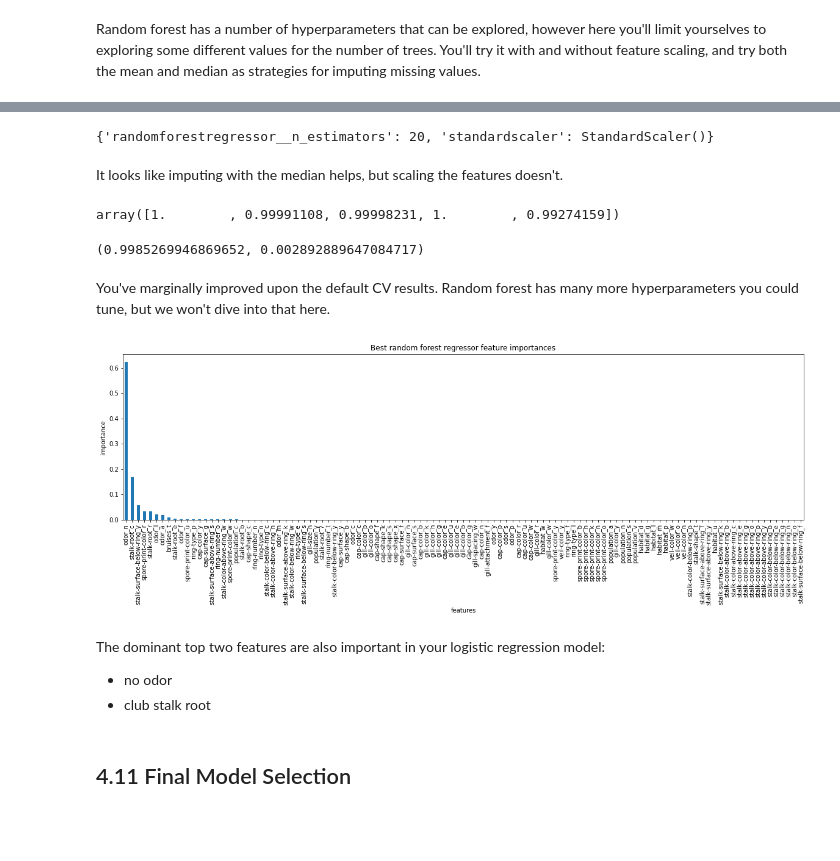
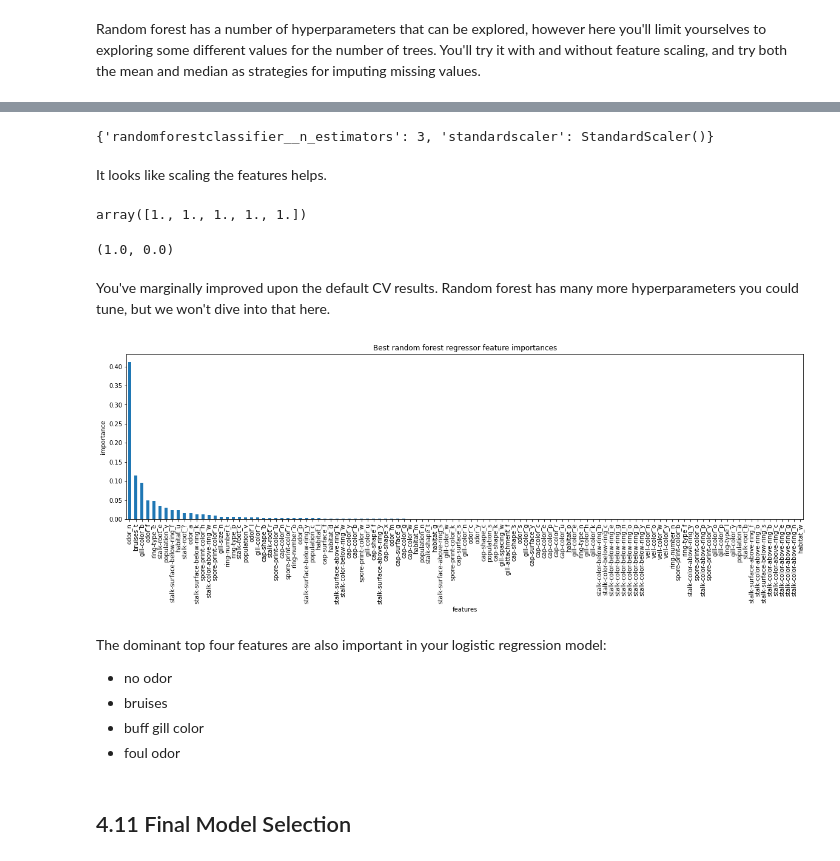
Before and after one commit to jimbringerofjollity/mushroom-classification, a Jupyter notebook: Notebooks/04_preprocessing_and_training.ipynb, the cells around one changed output, grey strips where cells are left out. Saved outputs shown, nothing was run; the diff lists cells and outputs as text; code cells hidden in the pictures; blank space fills up the shorter version.

Commit message:
switched from RandomForestRegressor to RandomForestClassifier

```diff
--- a/Notebooks/04_preprocessing_and_training.ipynb
+++ b/Notebooks/04_preprocessing_and_training.ipynb
@@ -105,8 +106,8 @@ train_mean
 #Code task 5#
 #Fit the dummy regressor on the training data
 #Hint, call its `.fit()` method with `X_train` and `y_train` as arguments
-#Then print the object's `constant_` attribute and verify it's the same as the mean above
-dumb_reg = DummyRegressor(strategy='mean')
+#Then print the object's `constant_` attribute and verify it's the same as the mode above
+dumb_reg = DummyRegressor(strategy='median')
 dumb_reg.fit(X_train, y_train)
 dumb_reg.constant_
 # %% [output]
@@ -667,7 +668,7 @@ Time to stop the bad practice of repeatedly checking performance on the test spl
 #and RandomForestRegressor() with a random state of 47
 RF_pipe = make_pipeline(
     StandardScaler(),
-    RandomForestRegressor(random_state=47)
+    RandomForestClassifier(random_state=47)
 )
 # %% [markdown]
 ### 4.10.2 Fit and assess performance using cross-validation<a id='4.10.2_Fit_and_assess_performance_using_cross-validation'></a>
@@ -691,9 +692,9 @@ np.mean(rf_cv_scores), np.std(rf_cv_scores)
 # %% [markdown]
 Random forest has a number of hyperparameters that can be explored, however here you'll limit yourselves to exploring some different values for the number of trees. You'll try it with and without feature scaling, and try both the mean and median as strategies for imputing missing values.
 # %%
-n_est = [int(n) for n in np.logspace(start=1, stop=3, num=20)]
+n_est = [int(n) for n in range(1,21)]
 grid_params = {
-        'randomforestregressor__n_estimators': n_est,
+        'randomforestclassifier__n_estimators': n_est,
         'standardscaler': [StandardScaler(), None]
 }
 grid_params
@@ -744,41 +744,43 @@ GridSearchCV(cv=5,
 #Print the best params (`best_params_` attribute) from the grid search
 rf_grid_cv.best_params_
 # %% [output]
-{'randomforestregressor__n_estimators': 20, 'standardscaler': StandardScaler()}
+{'randomforestclassifier__n_estimators': 3, 'standardscaler': StandardScaler()}
 # %% [markdown]
-It looks like imputing with the median helps, but scaling the features doesn't.
+It looks like scaling the features helps.
 # %%
 rf_best_cv_results = cross_validate(rf_grid_cv.best_estimator_, X_train, y_train, cv=5)
 rf_best_scores = rf_best_cv_results['test_score']
 rf_best_scores
 # %% [output]
-array([1.        , 0.99991108, 0.99998231, 1.        , 0.99274159])
+array([1., 1., 1., 1., 1.])
 # %%
 np.mean(rf_best_scores), np.std(rf_best_scores)
 # %% [output]
-(0.9985269946869652, 0.002892889647084717)
+(1.0, 0.0)
 # %% [markdown]
 You've marginally improved upon the default CV results. Random forest has many more hyperparameters you could tune, but we won't dive into that here.
 # %%
 #Code task 27#
 #Plot a barplot of the random forest's feature importances,
 #assigning the `feature_importances_` attribute of
 #`rf_grid_cv.best_estimator_.named_steps.randomforestregressor` to the name `imps` to then
 #create a pandas Series object of the feature importances, with the index given by the
 #training data column names, sorting the values in descending order
 plt.subplots(figsize=(20, 5))
-imps = rf_grid_cv.best_estimator_.named_steps.randomforestregressor.feature_importances_
+imps = rf_grid_cv.best_estimator_.named_steps.randomforestclassifier.feature_importances_
 rf_feat_imps = pd.Series(imps, index=X_train.columns).sort_values(ascending=False)
 rf_feat_imps.plot(kind='bar')
 plt.xlabel('features')
 plt.ylabel('importance')
 plt.title('Best random forest regressor feature importances');
 # %% [output]
-[figure, old version]
+[figure, new version]
 # %% [markdown]
-The dominant top two features are also important in your logistic regression model:
+The dominant top four features are also important in your logistic regression model:
 * no odor
-* club stalk root
+* bruises
+* buff gill color
+* foul odor
 # %% [markdown]
 ## 4.11 Final Model Selection<a id='4.11_Final_Model_Selection'></a>
 # %% [markdown]
```
Also changed, not shown: parts of 34 cells of this notebook, 1 other file.
